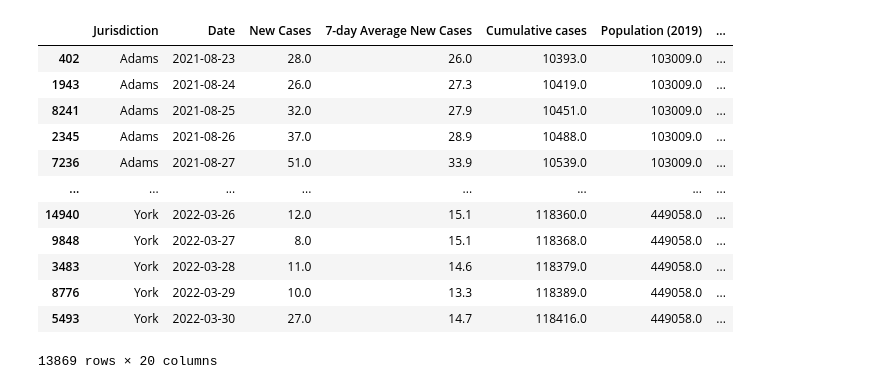
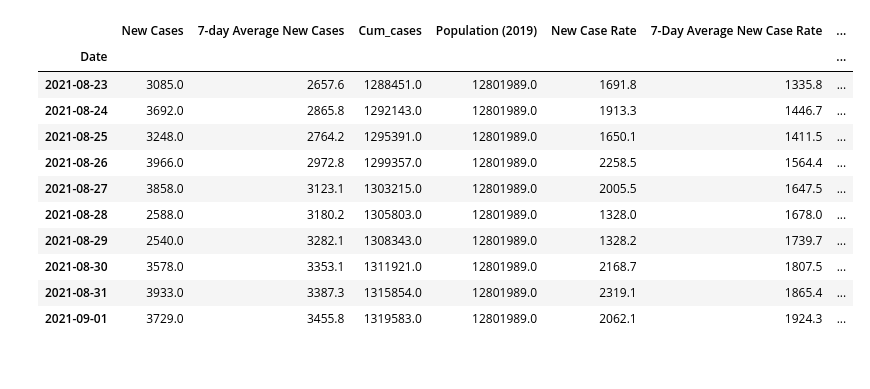
Before and after one commit to jakeisthegoat/Covid19-Analysis-Modeling, a Jupyter notebook: PA-Aggregated-Data/PA_Covid.ipynb, the cells around one changed output. Drawn from its saved outputs; the diff is of its cells as text; code cells hidden in the pictures.

```diff
--- a/PA-Aggregated-Data/PA_Covid.ipynb
+++ b/PA-Aggregated-Data/PA_Covid.ipynb
@@ -135,25 +136,53 @@ None
 final_data1 = pd.merge(left = data11, right = data22, how = 'outer', on = ['FIPS', 'Date'])
 final_data1 = final_data1.sort_values(by='Jurisdiction')
 final_data1 = final_data1.dropna()
-
 final_data = pd.merge(left = final_data1, right = data33, how = 'outer', on = 'Date')
 final_data = final_data.dropna()
 final_data = final_data.drop("Distributed_Per_100k_5Plus", axis = 1)
 final_data.sort_values(by=['Jurisdiction', 'Date'])
+final_data = final_data.drop(["Jurisdiction", "FIPS"], axis = 1)
+
+#Change the transmission levels
+final_data = final_data.replace(['low'], 0)
+final_data = final_data.replace(['moderate'], 1)
+final_data = final_data.replace(['substantial'], 2)
+final_data = final_data.replace(['high'], 3)
+
+
+final_data = final_data.groupby('Date').agg({
+    'New Cases' : 'sum',
+    '7-day Average New Cases' : 'sum',
+    'Cum_cases' : 'sum',
+    'Population (2019)' : 'sum',
+    'New Case Rate' : 'sum',
+    '7-Day Average New Case Rate' : 'sum',
+    'Cumulative Case Rate' : 'sum',
+    'percent_test_results_reported_positive_last_7_days' : 'mean',
+    'community_transmission_level' : 'max',
+    'Distributed' : 'mean',
+    'Administered' : 'mean',
+    'Administered_Dose1_Recip' : 'mean',
+    'Administered_Dose1_Pop_Pct' : 'mean',
+    'Series_Complete_Yes' : 'mean',
+    'Series_Complete_Pop_Pct' : 'mean',
+    'Additional_Doses' : 'mean',
+    'Additional_Doses_Vax_Pct' : 'mean'
+})
-# %% [output]
-|  | Jurisdiction | Date | New Cases | 7-day Average New Cases | Cumulative cases | Population (2019) | ... |
-| 402 | Adams | 2021-08-23 | 28.0 | 26.0 | 10393.0 | 103009.0 | ... |
-| 1943 | Adams | 2021-08-24 | 26.0 | 27.3 | 10419.0 | 103009.0 | ... |
-| 8241 | Adams | 2021-08-25 | 32.0 | 27.9 | 10451.0 | 103009.0 | ... |
-| 2345 | Adams | 2021-08-26 | 37.0 | 28.9 | 10488.0 | 103009.0 | ... |
-| 7236 | Adams | 2021-08-27 | 51.0 | 33.9 | 10539.0 | 103009.0 | ... |
-| ... | ... | ... | ... | ... | ... | ... | ... |
-| 14940 | York | 2022-03-26 | 12.0 | 15.1 | 118360.0 | 449058.0 | ... |
-| 9848 | York | 2022-03-27 | 8.0 | 15.1 | 118368.0 | 449058.0 | ... |
-| 3483 | York | 2022-03-28 | 11.0 | 14.6 | 118379.0 | 449058.0 | ... |
-| 8776 | York | 2022-03-29 | 10.0 | 13.3 | 118389.0 | 449058.0 | ... |
-| 5493 | York | 2022-03-30 | 27.0 | 14.7 | 118416.0 | 449058.0 | ... |
-13869 rows × 20 columns
+# %%
+final_data.head(10)
+# %% [output]
+|  | New Cases | 7-day Average New Cases | Cum_cases | Population (2019) | New Case Rate | 7-Day Average New Case Rate | ... |
+| Date |  |  |  |  |  |  | ... |
+| 2021-08-23 | 3085.0 | 2657.6 | 1288451.0 | 12801989.0 | 1691.8 | 1335.8 | ... |
+| 2021-08-24 | 3692.0 | 2865.8 | 1292143.0 | 12801989.0 | 1913.3 | 1446.7 | ... |
+| 2021-08-25 | 3248.0 | 2764.2 | 1295391.0 | 12801989.0 | 1650.1 | 1411.5 | ... |
+| 2021-08-26 | 3966.0 | 2972.8 | 1299357.0 | 12801989.0 | 2258.5 | 1564.4 | ... |
+| 2021-08-27 | 3858.0 | 3123.1 | 1303215.0 | 12801989.0 | 2005.5 | 1647.5 | ... |
+| 2021-08-28 | 2588.0 | 3180.2 | 1305803.0 | 12801989.0 | 1328.0 | 1678.0 | ... |
+| 2021-08-29 | 2540.0 | 3282.1 | 1308343.0 | 12801989.0 | 1328.2 | 1739.7 | ... |
+| 2021-08-30 | 3578.0 | 3353.1 | 1311921.0 | 12801989.0 | 2168.7 | 1807.5 | ... |
+| 2021-08-31 | 3933.0 | 3387.3 | 1315854.0 | 12801989.0 | 2319.1 | 1865.4 | ... |
+| 2021-09-01 | 3729.0 | 3455.8 | 1319583.0 | 12801989.0 | 2062.1 | 1924.3 | ... |
 # %%
 print(final_data.info())
 # %% [output]
```
Also changed, not shown: parts of 4 cells of this notebook.
